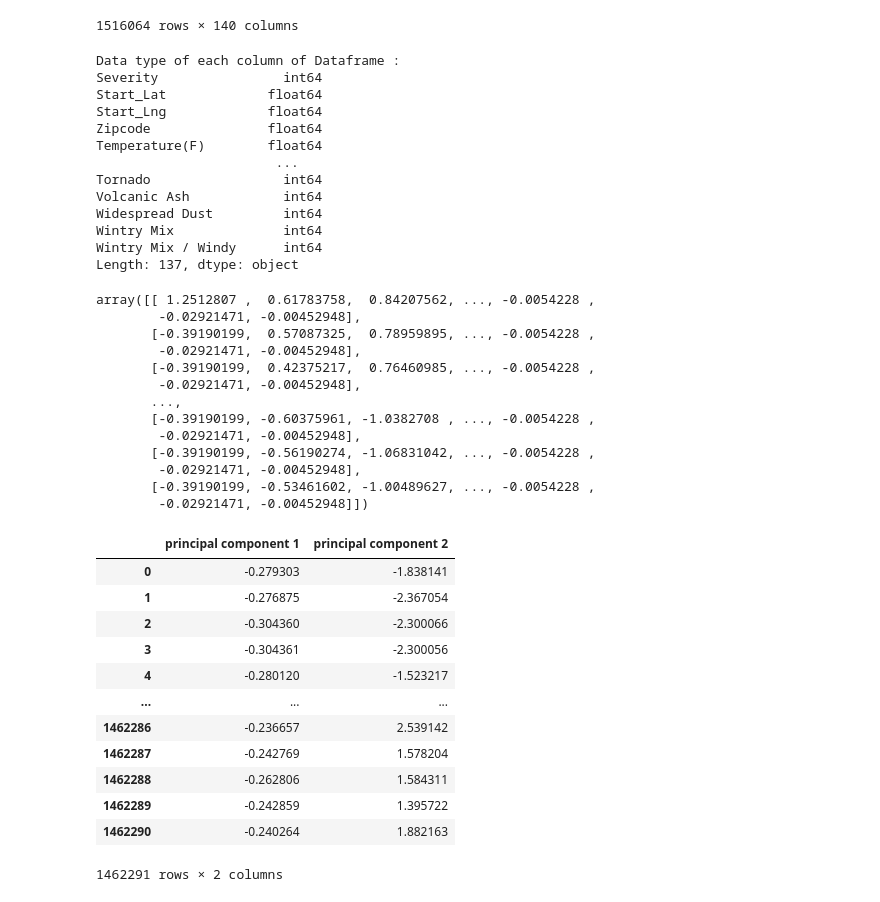
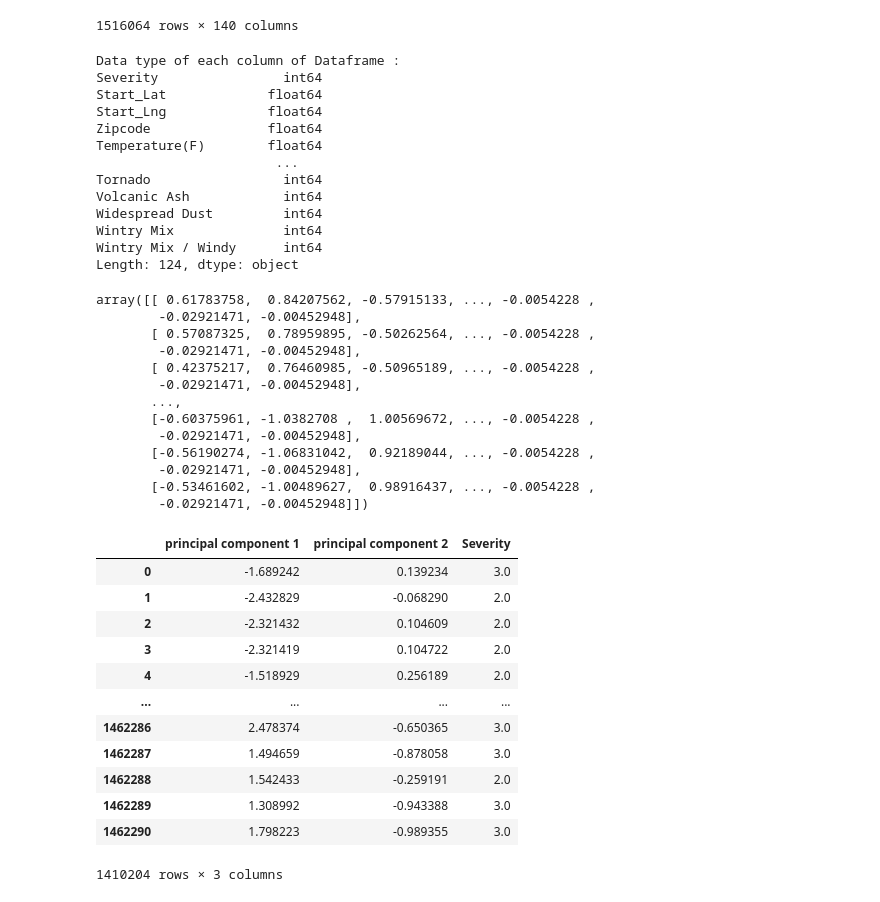
Before and after one commit to lisa8633/6242Project, a Jupyter notebook: PCA.ipynb, the cells around one changed output. Cells and saved outputs as stored; diff of their text form; code cells hidden in the pictures.

```diff
--- a/PCA.ipynb
+++ b/PCA.ipynb
@@ -21,6 +21,19 @@ df
 df1= df.drop('Unnamed: 0', axis=1)
 df1= df1.drop('ID', axis=1)
 df1= df1.drop('Start_Time', axis=1)
+df1= df1.drop("Amenity", axis=1)
+df1= df1.drop("Bump", axis=1)
+df1= df1.drop("Crossing", axis=1)
+df1= df1.drop("Give_Way", axis=1)
+df1= df1.drop("Junction", axis=1)
+df1= df1.drop("No_Exit", axis=1)
+df1= df1.drop("Railway", axis=1)
+df1= df1.drop("Roundabout", axis=1)
+df1= df1.drop("Station", axis=1)
+df1= df1.drop("Stop", axis=1)
+df1= df1.drop("Traffic_Calming", axis=1)
+df1= df1.drop("Traffic_Signal", axis=1)
+df1= df1.drop("Turning_Loop", axis=1)
 df1 = df1.dropna()
 dataTypeSeries = df1.dtypes
 print('Data type of each column of Dataframe :')
@@ -38,45 +51,50 @@ Volcanic Ash            int64
 Widespread Dust         int64
 Wintry Mix              int64
 Wintry Mix / Windy      int64
-Length: 137, dtype: object
+Length: 124, dtype: object
+# %%
+y = df1.loc[:,['Severity']].values
+x = df1.drop("Severity", axis=1)
 # %%
 from sklearn.preprocessing import StandardScaler
-x = StandardScaler().fit_transform(df1)
+x = StandardScaler().fit_transform(x)
 x
 # %% [output]
-array([[ 1.2512807 ,  0.61783758,  0.84207562, ..., -0.0054228 ,
+array([[ 0.61783758,  0.84207562, -0.57915133, ..., -0.0054228 ,
         -0.02921471, -0.00452948],
-       [-0.39190199,  0.57087325,  0.78959895, ..., -0.0054228 ,
+       [ 0.57087325,  0.78959895, -0.50262564, ..., -0.0054228 ,
         -0.02921471, -0.00452948],
-       [-0.39190199,  0.42375217,  0.76460985, ..., -0.0054228 ,
+       [ 0.42375217,  0.76460985, -0.50965189, ..., -0.0054228 ,
         -0.02921471, -0.00452948],
        ...,
-       [-0.39190199, -0.60375961, -1.0382708 , ..., -0.0054228 ,
+       [-0.60375961, -1.0382708 ,  1.00569672, ..., -0.0054228 ,
         -0.02921471, -0.00452948],
-       [-0.39190199, -0.56190274, -1.06831042, ..., -0.0054228 ,
+       [-0.56190274, -1.06831042,  0.92189044, ..., -0.0054228 ,
         -0.02921471, -0.00452948],
-       [-0.39190199, -0.53461602, -1.00489627, ..., -0.0054228 ,
+       [-0.53461602, -1.00489627,  0.98916437, ..., -0.0054228 ,
         -0.02921471, -0.00452948]])
 # %%
 from sklearn.decomposition import PCA
 pca = PCA(n_components=2)
 principalComponents = pca.fit_transform(x)
 principalDf = pd.DataFrame(data = principalComponents
              , columns = ['principal component 1', 'principal component 2'])
-principalDf
+finalDf = pd.concat([principalDf,  df1[['Severity']]], axis = 1)
+finalDf = finalDf.dropna()
+finalDf
 # %% [output]
-|  | principal component 1 | principal component 2 |
-| 0 | -0.279303 | -1.838141 |
-| 1 | -0.276875 | -2.367054 |
-| 2 | -0.304360 | -2.300066 |
-| 3 | -0.304361 | -2.300056 |
-| 4 | -0.280120 | -1.523217 |
-| ... | ... | ... |
-| 1462286 | -0.236657 | 2.539142 |
-| 1462287 | -0.242769 | 1.578204 |
-| 1462288 | -0.262806 | 1.584311 |
-| 1462289 | -0.242859 | 1.395722 |
-| 1462290 | -0.240264 | 1.882163 |
+|  | principal component 1 | principal component 2 | Severity |
+| 0 | -1.689242 | 0.139234 | 3.0 |
+| 1 | -2.432829 | -0.068290 | 2.0 |
+| 2 | -2.321432 | 0.104609 | 2.0 |
+| 3 | -2.321419 | 0.104722 | 2.0 |
+| 4 | -1.518929 | 0.256189 | 2.0 |
+| ... | ... | ... | ... |
+| 1462286 | 2.478374 | -0.650365 | 3.0 |
+| 1462287 | 1.494659 | -0.878058 | 3.0 |
+| 1462288 | 1.542433 | -0.259191 | 2.0 |
+| 1462289 | 1.308992 | -0.943388 | 3.0 |
+| 1462290 | 1.798223 | -0.989355 | 3.0 |
-1462291 rows × 2 columns
+1410204 rows × 3 columns
 # %%
 import matplotlib.pylab as plt
```
Also changed, not shown: parts of 1 cell of this notebook, 1 other file.
